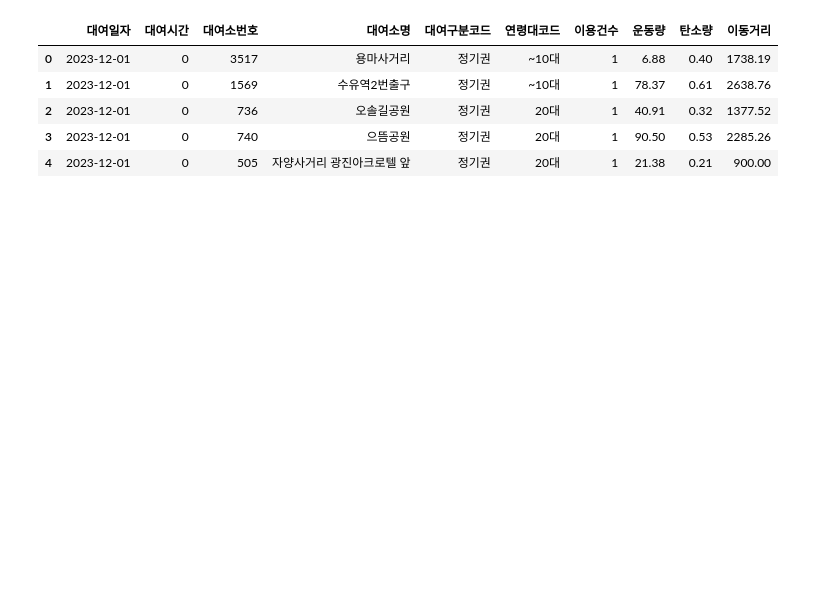
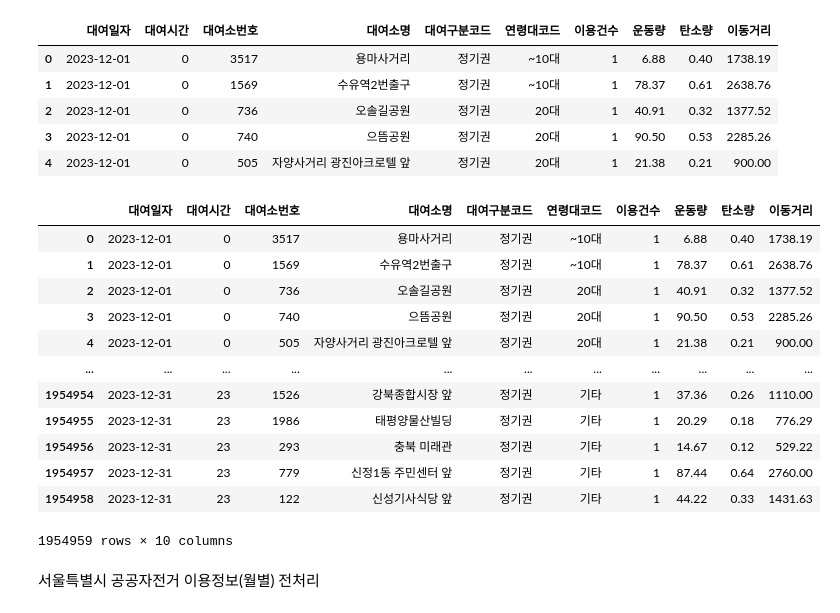
Before and after one commit to b00kkk/bikeseoul, a Jupyter notebook: seoulbike_processing.ipynb, the cells around one changed output. Drawn from its saved outputs; the diff is of its cells as text; code cells hidden in the pictures; blank space fills up the shorter version.

```diff
--- a/seoulbike_processing.ipynb
+++ b/seoulbike_processing.ipynb
@@ -105,3 +105,22 @@ usage.head()
 | 2 | 2023-12-01 | 0 | 736 | 오솔길공원 | 정기권 | 20대 | 1 | 40.91 | 0.32 | 1377.52 |
 | 3 | 2023-12-01 | 0 | 740 | 으뜸공원 | 정기권 | 20대 | 1 | 90.50 | 0.53 | 2285.26 |
 | 4 | 2023-12-01 | 0 | 505 | 자양사거리 광진아크로텔 앞 | 정기권 | 20대 | 1 | 21.38 | 0.21 | 900.00 |
+# %%
+usage.to_csv('hour_usage.csv',index=False)
+pd.read_csv('hour_usage.csv')
+# %% [output]
+|  | 대여일자 | 대여시간 | 대여소번호 | 대여소명 | 대여구분코드 | 연령대코드 | 이용건수 | 운동량 | 탄소량 | 이동거리 |
+| 0 | 2023-12-01 | 0 | 3517 | 용마사거리 | 정기권 | ~10대 | 1 | 6.88 | 0.40 | 1738.19 |
+| 1 | 2023-12-01 | 0 | 1569 | 수유역2번출구 | 정기권 | ~10대 | 1 | 78.37 | 0.61 | 2638.76 |
+| 2 | 2023-12-01 | 0 | 736 | 오솔길공원 | 정기권 | 20대 | 1 | 40.91 | 0.32 | 1377.52 |
+| 3 | 2023-12-01 | 0 | 740 | 으뜸공원 | 정기권 | 20대 | 1 | 90.50 | 0.53 | 2285.26 |
+| 4 | 2023-12-01 | 0 | 505 | 자양사거리 광진아크로텔 앞 | 정기권 | 20대 | 1 | 21.38 | 0.21 | 900.00 |
+| ... | ... | ... | ... | ... | ... | ... | ... | ... | ... | ... |
+| 1954954 | 2023-12-31 | 23 | 1526 | 강북종합시장 앞 | 정기권 | 기타 | 1 | 37.36 | 0.26 | 1110.00 |
+| 1954955 | 2023-12-31 | 23 | 1986 | 태평양물산빌딩 | 정기권 | 기타 | 1 | 20.29 | 0.18 | 776.29 |
+| 1954956 | 2023-12-31 | 23 | 293 | 충북 미래관 | 정기권 | 기타 | 1 | 14.67 | 0.12 | 529.22 |
+| 1954957 | 2023-12-31 | 23 | 779 | 신정1동 주민센터 앞 | 정기권 | 기타 | 1 | 87.44 | 0.64 | 2760.00 |
+| 1954958 | 2023-12-31 | 23 | 122 | 신성기사식당 앞 | 정기권 | 기타 | 1 | 44.22 | 0.33 | 1431.63 |
+1954959 rows × 10 columns
+# %% [markdown]
+서울특별시 공공자전거 이용정보(월별) 전처리
```
Also changed, not shown: parts of 17 cells of this notebook.
